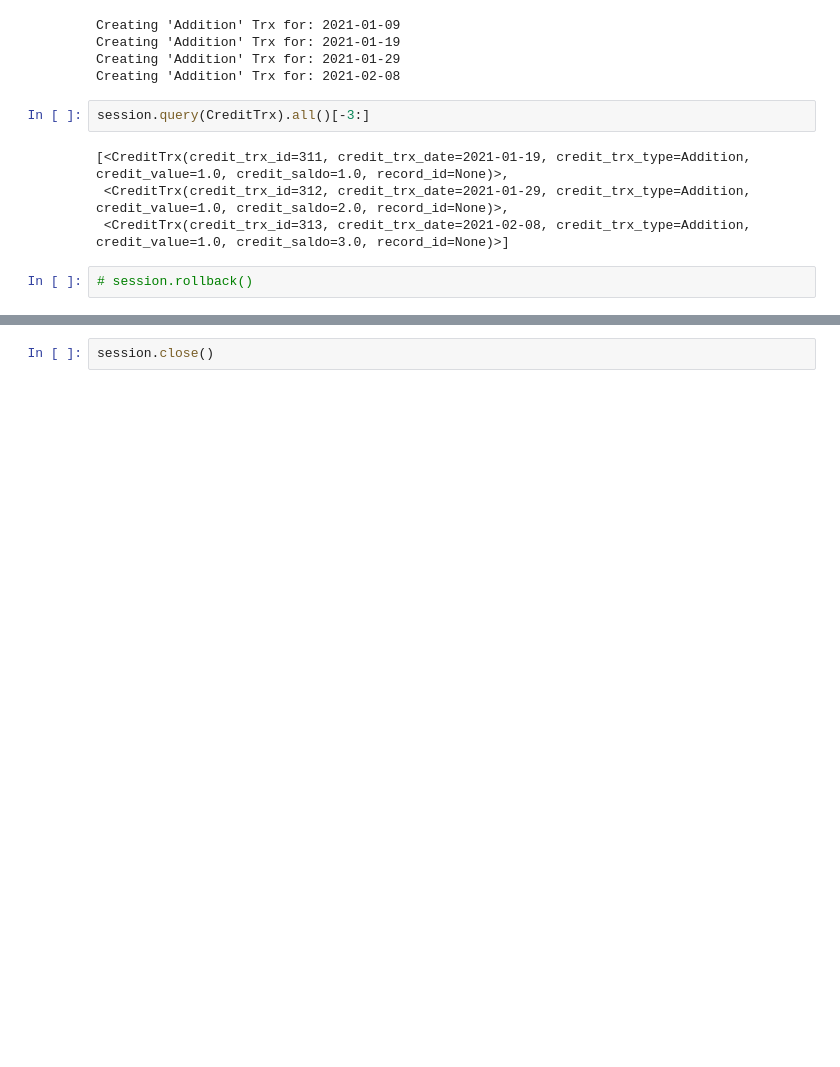
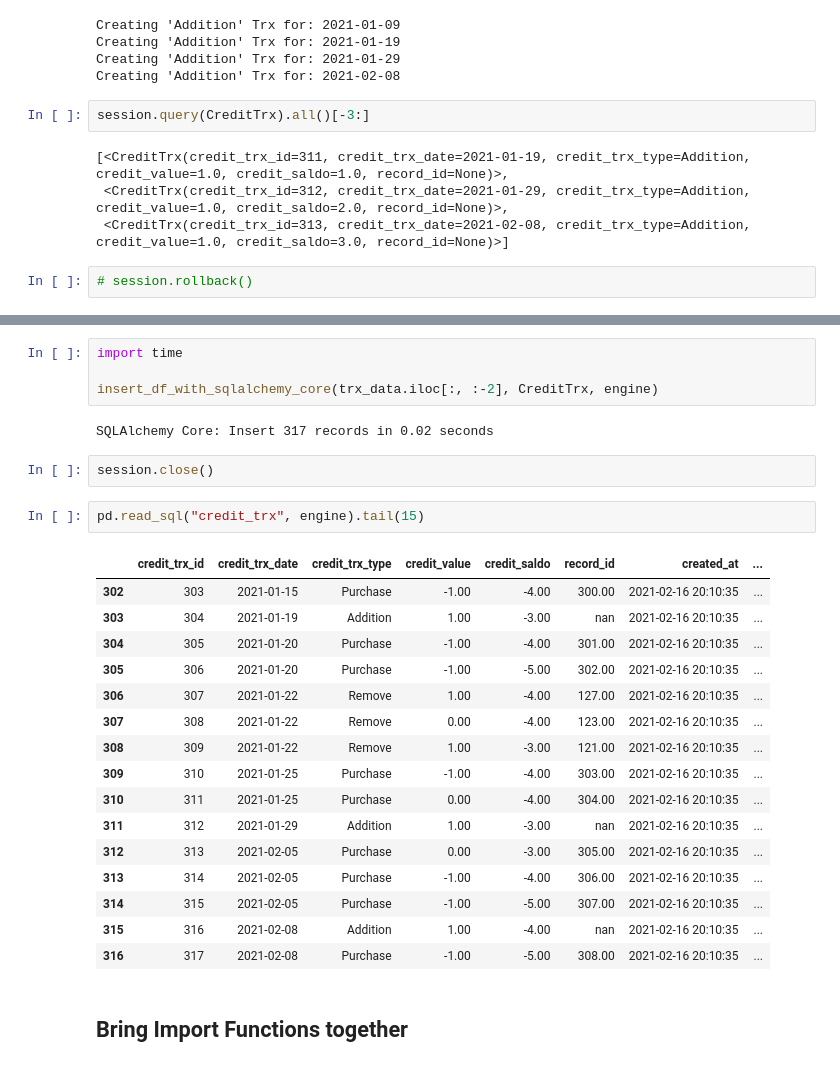
Before and after one commit to rbuerki/death-metal-disco, a Jupyter notebook: dev/prod_export_and_import_data.ipynb, the cells around one changed output, grey strips where cells are left out. Cells and saved outputs as stored; diff of their text form; blank space fills up the shorter version.

Commit message:
Develop Import trx_data (New Model)

```diff
--- a/dev/prod_export_and_import_data.ipynb
+++ b/dev/prod_export_and_import_data.ipynb
@@ -300,2 +325,29 @@ session.query(CreditTrx).all()[-3:]
+# %%
+import time
+
+insert_df_with_sqlalchemy_core(trx_data.iloc[:, :-2], CreditTrx, engine)
+# %% [output]
+SQLAlchemy Core: Insert 317 records in 0.02 seconds
 # %%
 session.close()
+# %%
+pd.read_sql("credit_trx", engine).tail(15)
+# %% [output]
+|  | credit_trx_id | credit_trx_date | credit_trx_type | credit_value | credit_saldo | record_id | created_at | ... |
+| 302 | 303 | 2021-01-15 | Purchase | -1.00 | -4.00 | 300.00 | 2021-02-16 20:10:35 | ... |
+| 303 | 304 | 2021-01-19 | Addition | 1.00 | -3.00 | nan | 2021-02-16 20:10:35 | ... |
+| 304 | 305 | 2021-01-20 | Purchase | -1.00 | -4.00 | 301.00 | 2021-02-16 20:10:35 | ... |
+| 305 | 306 | 2021-01-20 | Purchase | -1.00 | -5.00 | 302.00 | 2021-02-16 20:10:35 | ... |
+| 306 | 307 | 2021-01-22 | Remove | 1.00 | -4.00 | 127.00 | 2021-02-16 20:10:35 | ... |
+| 307 | 308 | 2021-01-22 | Remove | 0.00 | -4.00 | 123.00 | 2021-02-16 20:10:35 | ... |
+| 308 | 309 | 2021-01-22 | Remove | 1.00 | -3.00 | 121.00 | 2021-02-16 20:10:35 | ... |
+| 309 | 310 | 2021-01-25 | Purchase | -1.00 | -4.00 | 303.00 | 2021-02-16 20:10:35 | ... |
+| 310 | 311 | 2021-01-25 | Purchase | 0.00 | -4.00 | 304.00 | 2021-02-16 20:10:35 | ... |
+| 311 | 312 | 2021-01-29 | Addition | 1.00 | -3.00 | nan | 2021-02-16 20:10:35 | ... |
+| 312 | 313 | 2021-02-05 | Purchase | 0.00 | -3.00 | 305.00 | 2021-02-16 20:10:35 | ... |
+| 313 | 314 | 2021-02-05 | Purchase | -1.00 | -4.00 | 306.00 | 2021-02-16 20:10:35 | ... |
+| 314 | 315 | 2021-02-05 | Purchase | -1.00 | -5.00 | 307.00 | 2021-02-16 20:10:35 | ... |
+| 315 | 316 | 2021-02-08 | Addition | 1.00 | -4.00 | nan | 2021-02-16 20:10:35 | ... |
+| 316 | 317 | 2021-02-08 | Purchase | -1.00 | -5.00 | 308.00 | 2021-02-16 20:10:35 | ... |
+# %% [markdown]
+## Bring Import Functions together
```
Also changed, not shown: parts of 14 cells of this notebook, 1 other file.
